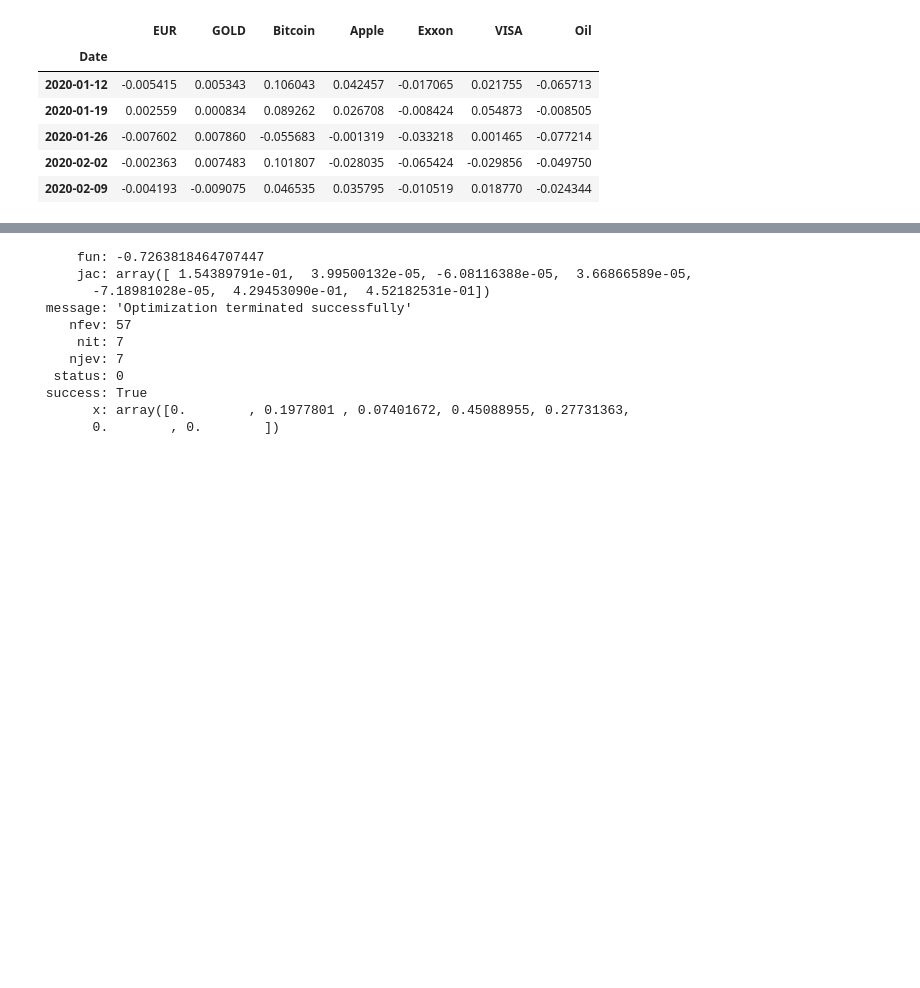
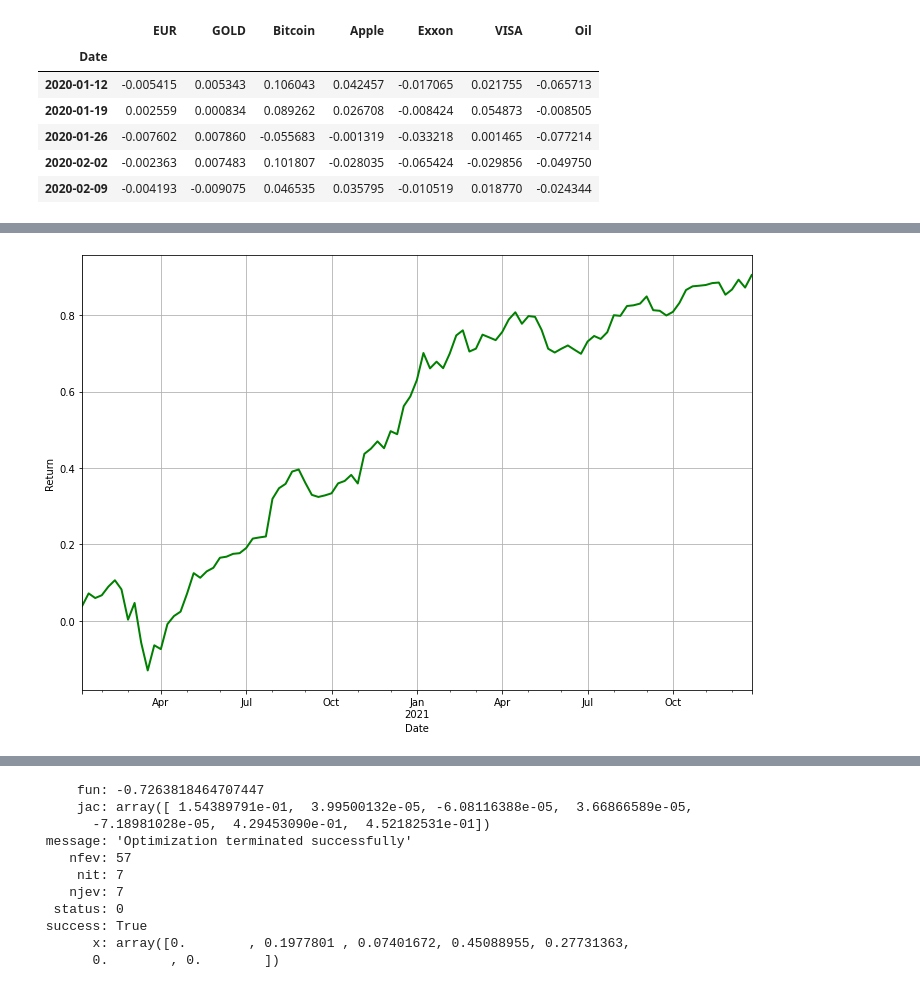
Before and after one commit to KayumovRu/RL-invest-optimization, a Jupyter notebook: notebooks/Markowitz.ipynb, the cells around one changed output, grey strips where cells are left out. Saved outputs shown, nothing was run; the diff lists cells and outputs as text; code cells hidden in the pictures; blank space fills up the shorter version.

```diff
--- a/notebooks/Markowitz.ipynb
+++ b/notebooks/Markowitz.ipynb
@@ -70,0 +81,8 @@ plt.show()
+# %%
+plt.figure(figsize=(12,8))
+plt.ylabel('Return')
+np.matmul(df_w_pct[:'2021-12-31'], all_portf[max_sharpe_portf, :]).cumsum().plot(color='green', linewidth=2)
+plt.grid()
+plt.show()
+# %% [output]
+[figure, added]
```
Also changed, not shown: parts of 18 cells of this notebook, 3 other files.
